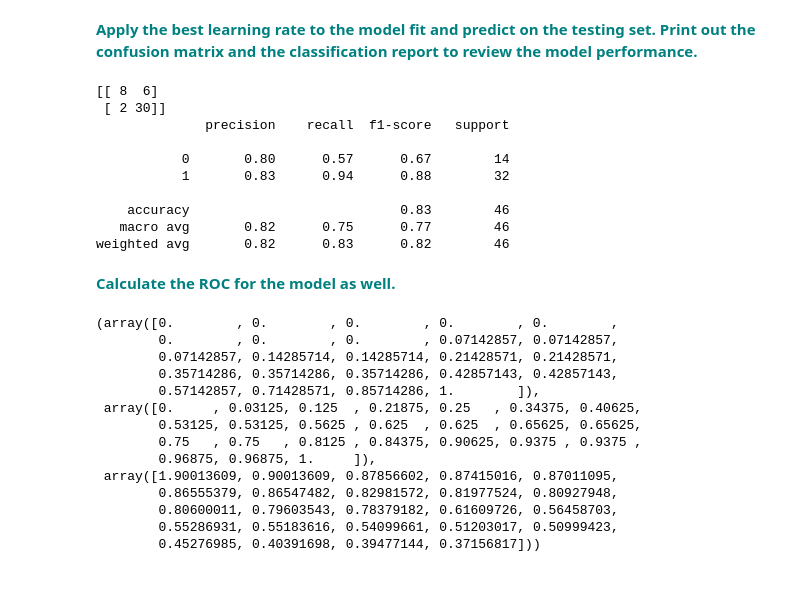
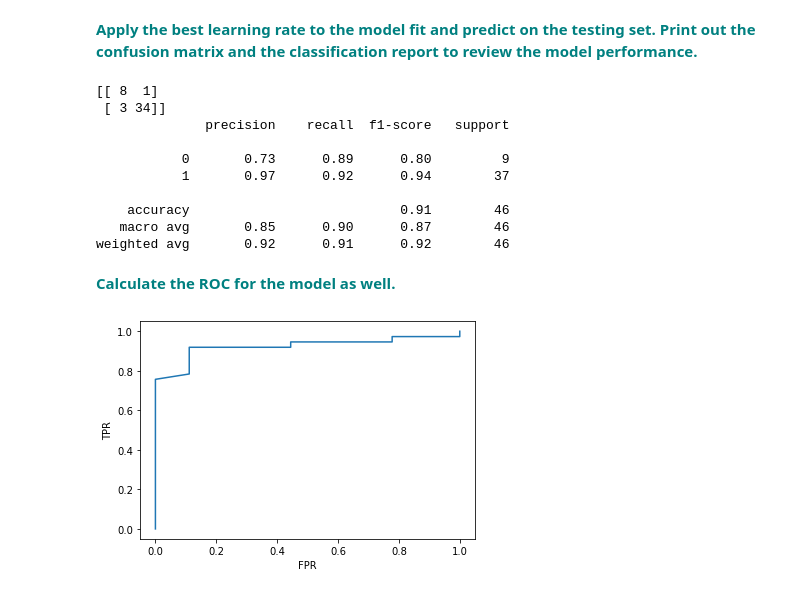
Before and after one commit to feifeikong/Springboard, a Jupyter notebook: Gradient Boosting Case Study/Gradient Boosting Case Study.ipynb, the cells around one changed output. Drawn from its saved outputs; the diff is of its cells as text; code cells hidden in the pictures.

Commit message:
with ROC curve plot

```diff
--- a/Gradient Boosting Case Study/Gradient Boosting Case Study.ipynb
+++ b/Gradient Boosting Case Study/Gradient Boosting Case Study.ipynb
@@ -205,43 +205,34 @@ Accuracy score (validation): 0.696
 # %%
 from sklearn.metrics import confusion_matrix, classification_report
 
-gb = GradientBoostingClassifier(n_estimators=20, learning_rate=0.1, max_features=2, max_depth=2, random_state=0)
+gb = GradientBoostingClassifier(n_estimators=20, learning_rate=0.5, max_features=2, max_depth=2, random_state=0)
 gb.fit(X_train, y_train)
 y_pred = gb.predict(X_test)
 
 print(confusion_matrix(y_test, y_pred))
 print(classification_report(y_test, y_pred))
 # %% [output]
-[[ 8  6]
- [ 2 30]]
+[[ 8  1]
+ [ 3 34]]
               precision    recall  f1-score   support
 
-           0       0.80      0.57      0.67        14
-           1       0.83      0.94      0.88        32
+           0       0.73      0.89      0.80         9
+           1       0.97      0.92      0.94        37
 
-    accuracy                           0.83        46
-   macro avg       0.82      0.75      0.77        46
-weighted avg       0.82      0.83      0.82        46
+    accuracy                           0.91        46
+   macro avg       0.85      0.90      0.87        46
+weighted avg       0.92      0.91      0.92        46
 # %% [markdown]
 **<font color='teal'>Calculate the ROC for the model as well.</font>**
 # %%
 from sklearn.metrics import roc_curve
 
 y_score = gb.predict_proba(X_test)[:,1]
 
-roc_curve(y_test, y_score)
+fpr, tpr, thresholds = roc_curve(y_test, y_score)
+
+_ = plt.plot(fpr, tpr)
+_ = plt.xlabel('FPR')
+_ = plt.ylabel('TPR')
 # %% [output]
-(array([0.        , 0.        , 0.        , 0.        , 0.        ,
-        0.        , 0.        , 0.        , 0.07142857, 0.07142857,
-        0.07142857, 0.14285714, 0.14285714, 0.21428571, 0.21428571,
-        0.35714286, 0.35714286, 0.35714286, 0.42857143, 0.42857143,
-        0.57142857, 0.71428571, 0.85714286, 1.        ]),
- array([0.     , 0.03125, 0.125  , 0.21875, 0.25   , 0.34375, 0.40625,
-        0.53125, 0.53125, 0.5625 , 0.625  , 0.625  , 0.65625, 0.65625,
-        0.75   , 0.75   , 0.8125 , 0.84375, 0.90625, 0.9375 , 0.9375 ,
-        0.96875, 0.96875, 1.     ]),
- array([1.90013609, 0.90013609, 0.87856602, 0.87415016, 0.87011095,
-        0.86555379, 0.86547482, 0.82981572, 0.81977524, 0.80927948,
-        0.80600011, 0.79603543, 0.78379182, 0.61609726, 0.56458703,
-        0.55286931, 0.55183616, 0.54099661, 0.51203017, 0.50999423,
-        0.45276985, 0.40391698, 0.39477144, 0.37156817]))
+[figure, added]
```
Also changed, not shown: parts of 2 cells of this notebook.
